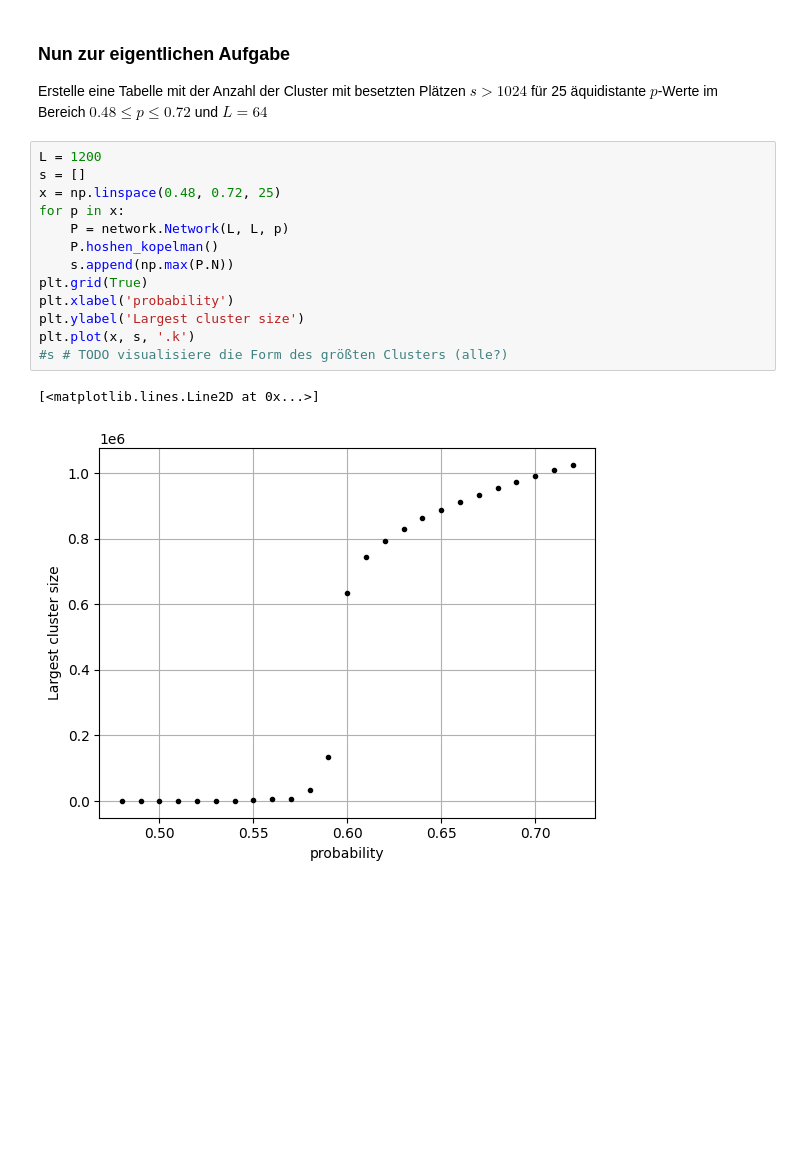
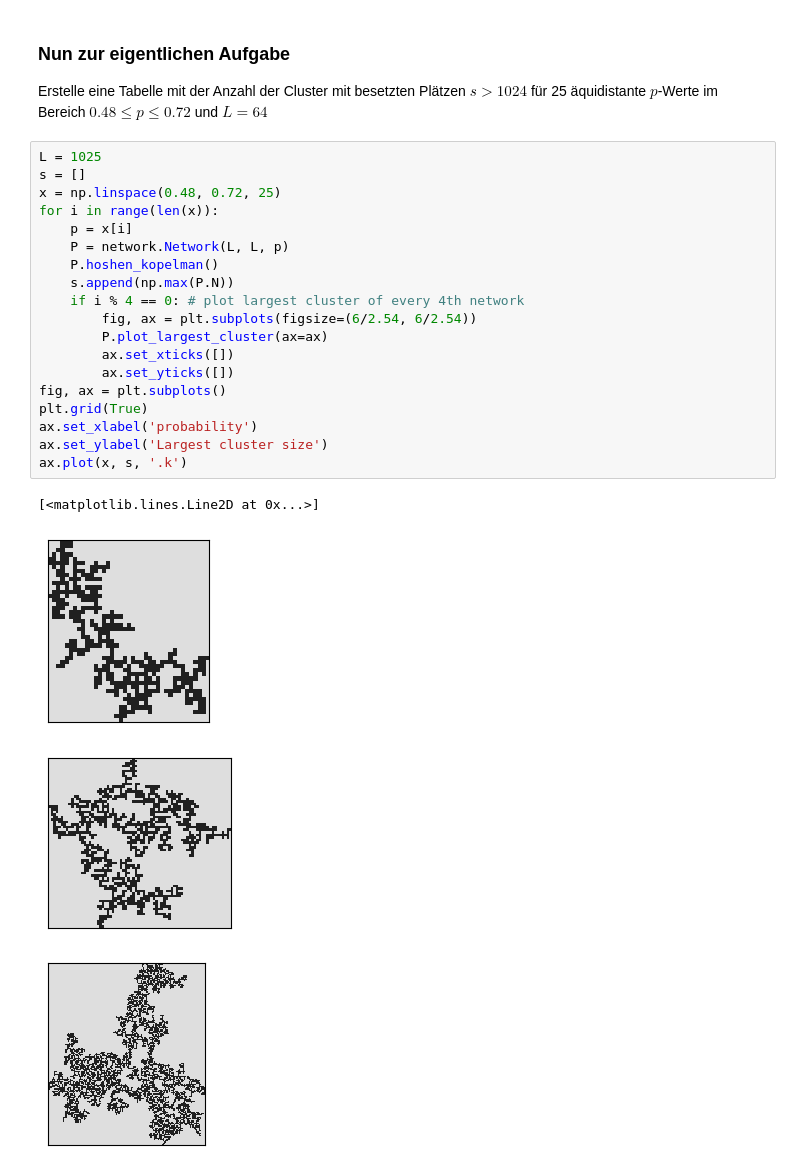
Before and after one commit to Paul0x2A/ComPhySheet1, a Jupyter notebook: a1.ipynb, the cells around one changed output. Cells and saved outputs as stored; diff of their text form; blank space fills up the shorter version.

```diff
--- a/a1.ipynb
+++ b/a1.ipynb
@@ -49,18 +46,26 @@ print(P3.cluster_sizes())
 ### Nun zur eigentlichen Aufgabe
 Erstelle eine Tabelle mit der Anzahl der Cluster mit besetzten Plätzen $s>1024$ für 25 äquidistante $p$-Werte im Bereich $0.48\le p\le 0.72$ und $L=64$
 # %%
-L = 1200
+L = 1025
 s = []
 x = np.linspace(0.48, 0.72, 25)
-for p in x:
+for i in range(len(x)):
+    p = x[i]
     P = network.Network(L, L, p)
     P.hoshen_kopelman()
     s.append(np.max(P.N))
+    if i % 4 == 0: # plot largest cluster of every 4th network
+        fig, ax = plt.subplots(figsize=(6/2.54, 6/2.54))
+        P.plot_largest_cluster(ax=ax)
+        ax.set_xticks([])
+        ax.set_yticks([])
+fig, ax = plt.subplots()
 plt.grid(True)
-plt.xlabel('probability')
-plt.ylabel('Largest cluster size')
-plt.plot(x, s, '.k')
-#s # TODO visualisiere die Form des größten Clusters (alle?)
+ax.set_xlabel('probability')
+ax.set_ylabel('Largest cluster size')
+ax.plot(x, s, '.k')
 # %% [output]
 [<matplotlib.lines.Line2D at 0x...>]
-[figure, old version]
+[figure, new version]
+[figure, added]
+[figure, added]
```
Also changed, not shown: parts of 4 cells of this notebook, 1 other file.
